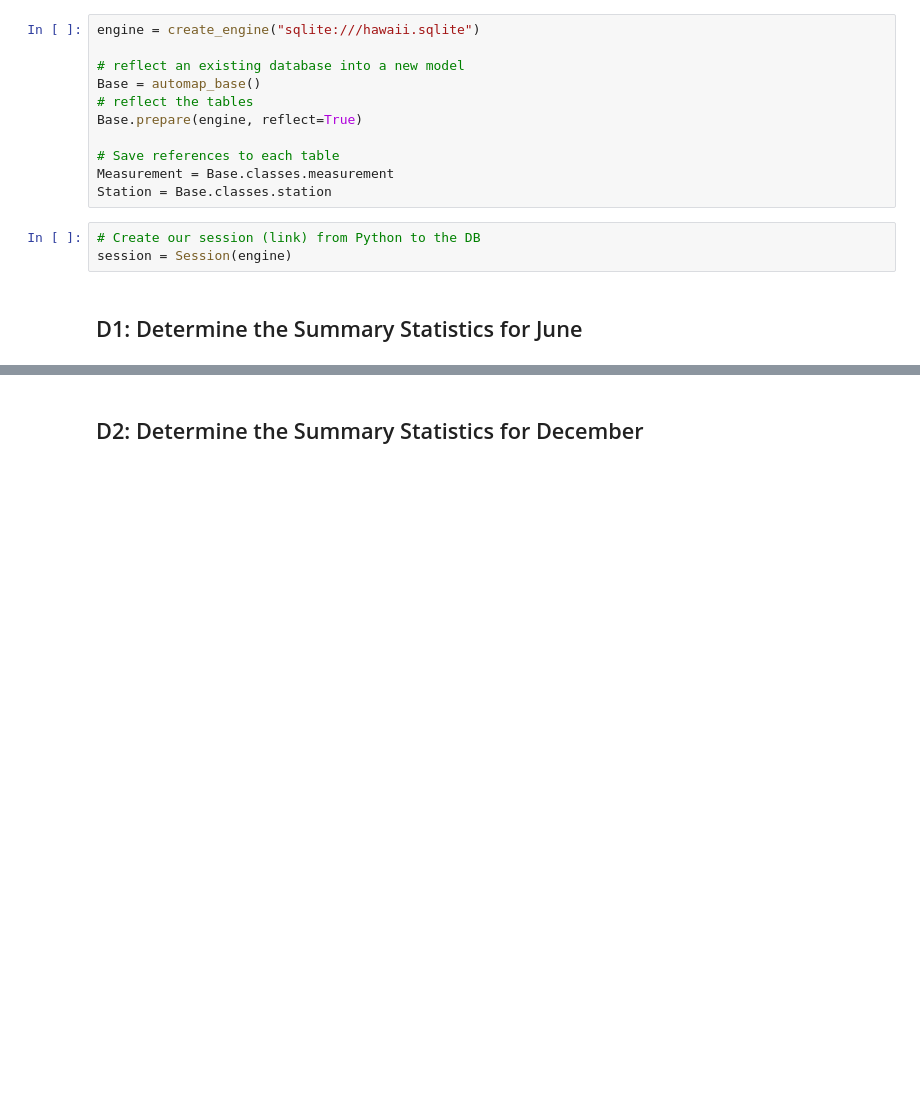
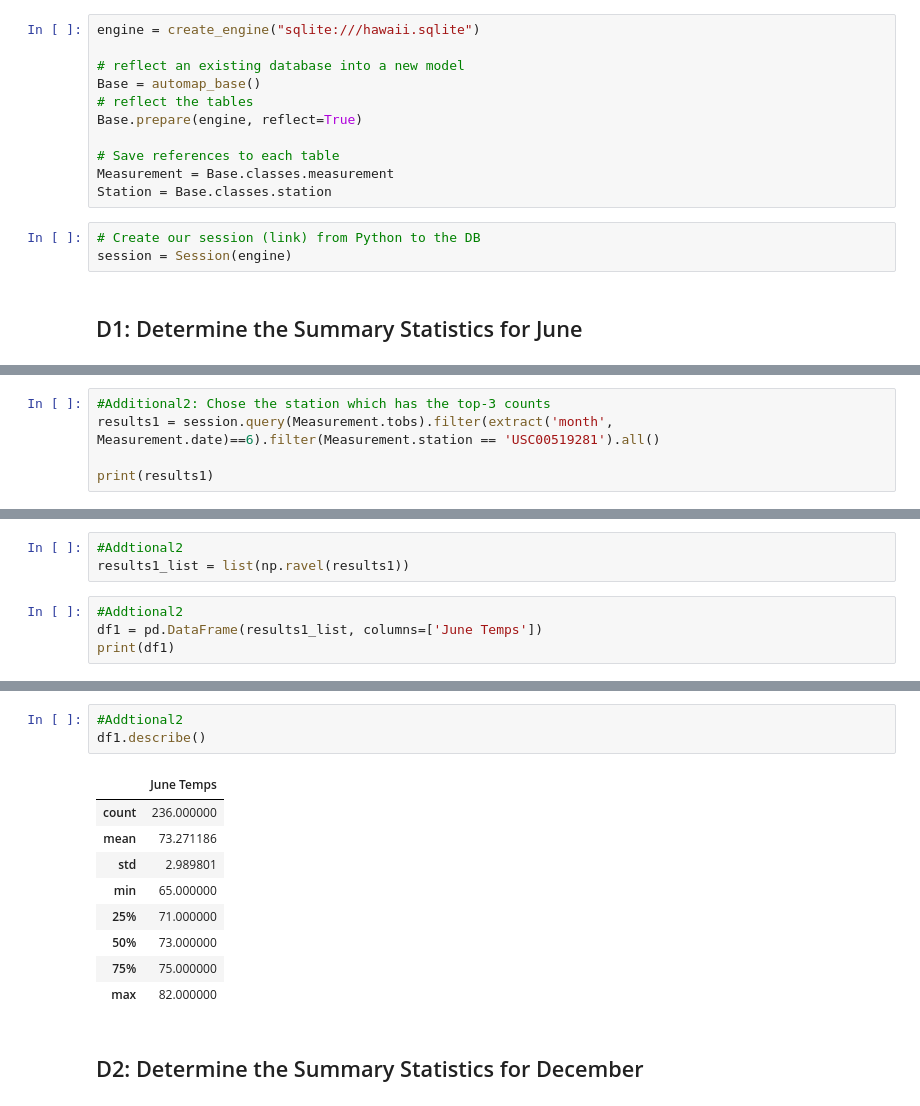
Before and after one commit to Kun-kz/Surfs_Up, a Jupyter notebook: SurfsUp_Challenge.ipynb, the cells around one changed output, grey strips where cells are left out. Drawn from its saved outputs; the diff is of its cells as text; blank space fills up the shorter version.

```diff
--- a/SurfsUp_Challenge.ipynb
+++ b/SurfsUp_Challenge.ipynb
@@ -71,0 +86,5 @@ df.describe()
+# %%
+#Additional2: Chose the station which has the top-3 counts
+results1 = session.query(Measurement.tobs).filter(extract('month', Measurement.date)==6).filter(Measurement.station == 'USC00519281').all()
+
+print(results1)
@@ -71,0 +93,7 @@ df.describe()
+# %%
+#Addtional2
+results1_list = list(np.ravel(results1))
+# %%
+#Addtional2
+df1 = pd.DataFrame(results1_list, columns=['June Temps'])
+print(df1)
@@ -72,3 +115,16 @@ df.describe()
+# %%
+#Addtional2
+df1.describe()
+# %% [output]
+|  | June Temps |
+| count | 236.000000 |
+| mean | 73.271186 |
+| std | 2.989801 |
+| min | 65.000000 |
+| 25% | 71.000000 |
+| 50% | 73.000000 |
+| 75% | 75.000000 |
+| max | 82.000000 |
 # %% [markdown]
 ## D2: Determine the Summary Statistics for December
 # %%
```
Also changed, not shown: parts of 16 cells of this notebook, 7 other files.
